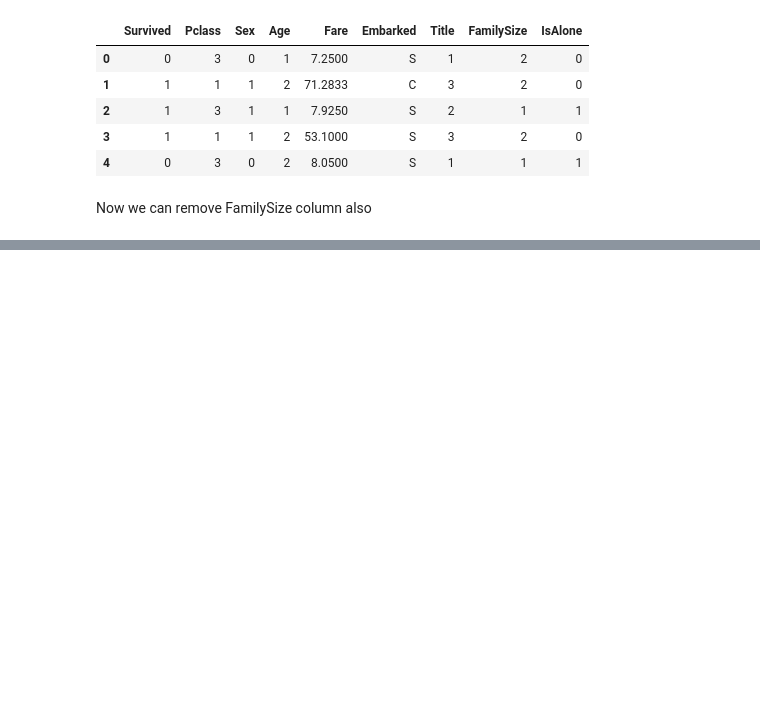
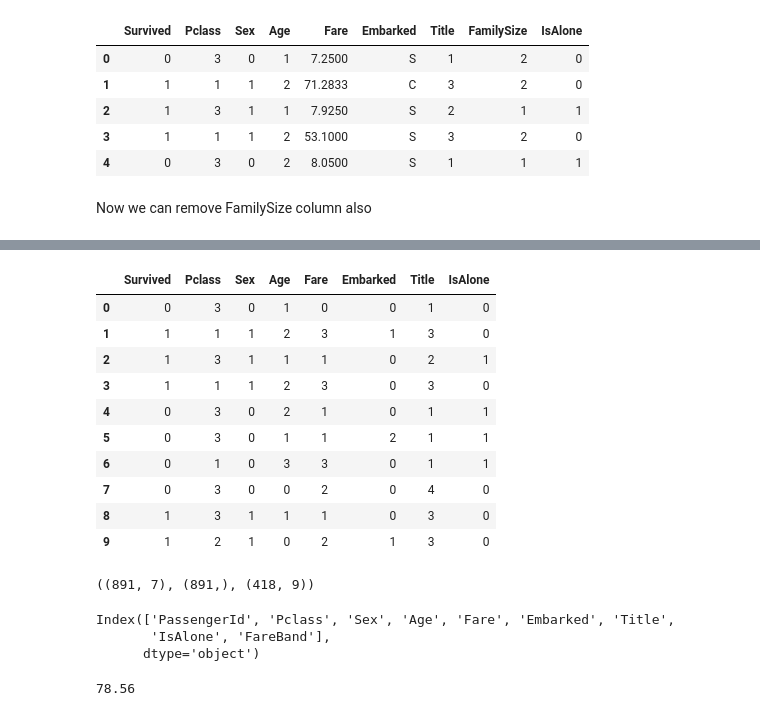
Before and after one commit to Chetan4635/MachineLearning, a Jupyter notebook: TitanicDataset.ipynb, the cells around one changed output, grey strips where cells are left out. Drawn from its saved outputs; the diff is of its cells as text; code cells hidden in the pictures; blank space fills up the shorter version.

```diff
--- a/TitanicDataset.ipynb
+++ b/TitanicDataset.ipynb
@@ -404,0 +478,24 @@ train_df.head
+# %%
+train_df = train_df.drop(['FareBand'], axis=1)
+combine = [train_df, test_df]
+# %%
+train_df.head(10)
+# %% [output]
+|  | Survived | Pclass | Sex | Age | Fare | Embarked | Title | IsAlone |
+| 0 | 0 | 3 | 0 | 1 | 0 | 0 | 1 | 0 |
+| 1 | 1 | 1 | 1 | 2 | 3 | 1 | 3 | 0 |
+| 2 | 1 | 3 | 1 | 1 | 1 | 0 | 2 | 1 |
+| 3 | 1 | 1 | 1 | 2 | 3 | 0 | 3 | 0 |
+| 4 | 0 | 3 | 0 | 2 | 1 | 0 | 1 | 1 |
+| 5 | 0 | 3 | 0 | 1 | 1 | 2 | 1 | 1 |
+| 6 | 0 | 1 | 0 | 3 | 3 | 0 | 1 | 1 |
+| 7 | 0 | 3 | 0 | 0 | 2 | 0 | 4 | 0 |
+| 8 | 1 | 3 | 1 | 1 | 1 | 0 | 3 | 0 |
+| 9 | 1 | 2 | 1 | 0 | 2 | 1 | 3 | 0 |
+# %%
+X_train = train_df.drop("Survived", axis=1)
+Y_train = train_df["Survived"]
+X_test  = test_df.drop(["FamilySize"], axis=1).copy()
+X_train.shape, Y_train.shape, X_test.shape
+# %% [output]
+((891, 7), (891,), (418, 9))
@@ -404,0 +507,11 @@ train_df.head
+# %%
+X_test.columns
+# %% [output]
+Index(['PassengerId', 'Pclass', 'Sex', 'Age', 'Fare', 'Embarked', 'Title',
+       'IsAlone', 'FareBand'],
+      dtype='object')
+# %%
+acc_log = round(logreg.score(X_train, Y_train) * 100, 2)
+acc_log
+# %% [output]
+78.56
```
Also changed, not shown: parts of 17 cells of this notebook.
